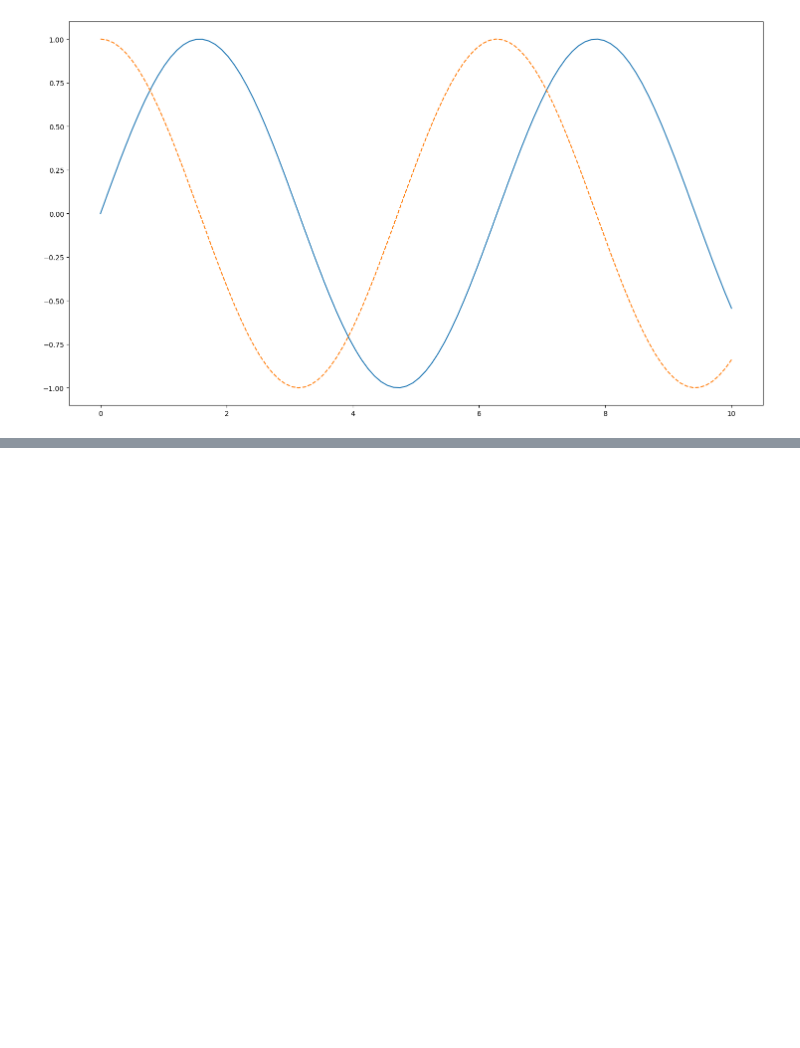
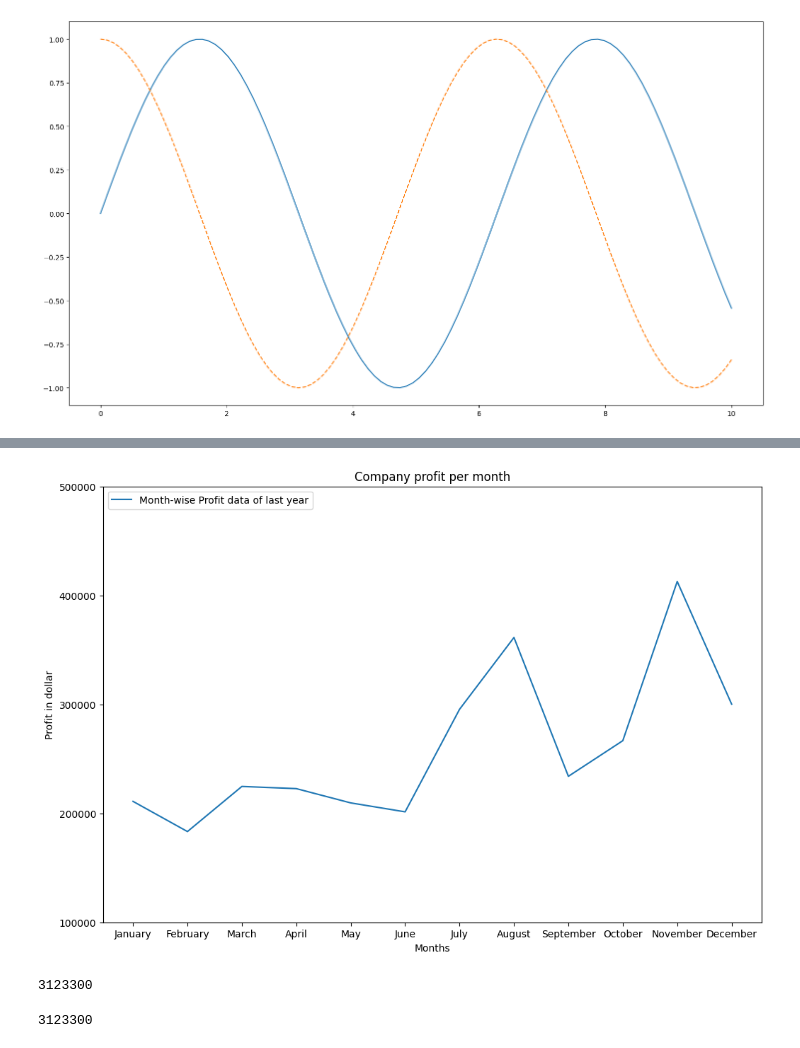
Before and after one commit to Xare92/PrimaRep, a Jupyter notebook: matplot.ipynb, the cells around one changed output, grey strips where cells are left out. Saved outputs shown, nothing was run; the diff lists cells and outputs as text; code cells hidden in the pictures; blank space fills up the shorter version.

```diff
--- a/matplot.ipynb
+++ b/matplot.ipynb
@@ -135,0 +278,5 @@ plt.plot(x,z, '--')
+# %%
+# Per creare una lista da una colonna del plot faccio così: in questo caso sto facendo 2 liste per estrapolare i dati e riplottarli in un
+#grafico diverso.
+profitList = df ['total_profit'].tolist()
+monthList  = df ['month'].tolist()
@@ -135,0 +318,28 @@ plt.plot(x,z, '--')
+# %%
+plt.figure(figsize=(12,8))
+plt.plot(monthList, profitList, label = 'Month-wise Profit data of last year');
+
+#       color='r', marker='o', markerfacecolor='k',
+#       linestyle='--', linewidth=3);
+
+
+plt.xlabel('Months')
+plt.ylabel('Profit in dollar')
+
+plt.xticks(monthList)
+plt.legend(loc='upper left')
+plt.title('Company profit per month')
+plt.yticks([100000, 200000, 300000, 400000, 500000]);
+#plt.xticks([3, 6, 9, 12]);
+
+#plt.show()
+# %% [output]
+[figure, added]
+# %%
+df ['total_profit'].sum() #somma dei valori per colonna (in qst caso la colonna total_profit del nostro grafico)
+# %% [output]
+3123300
+# %%
+211000+183300+224700+222700+209600+201400+295500+361400+234000+266700+412800+300200 #controprova
+# %% [output]
+3123300
```
Also changed, not shown: parts of 55 cells of this notebook, 2 other files.
